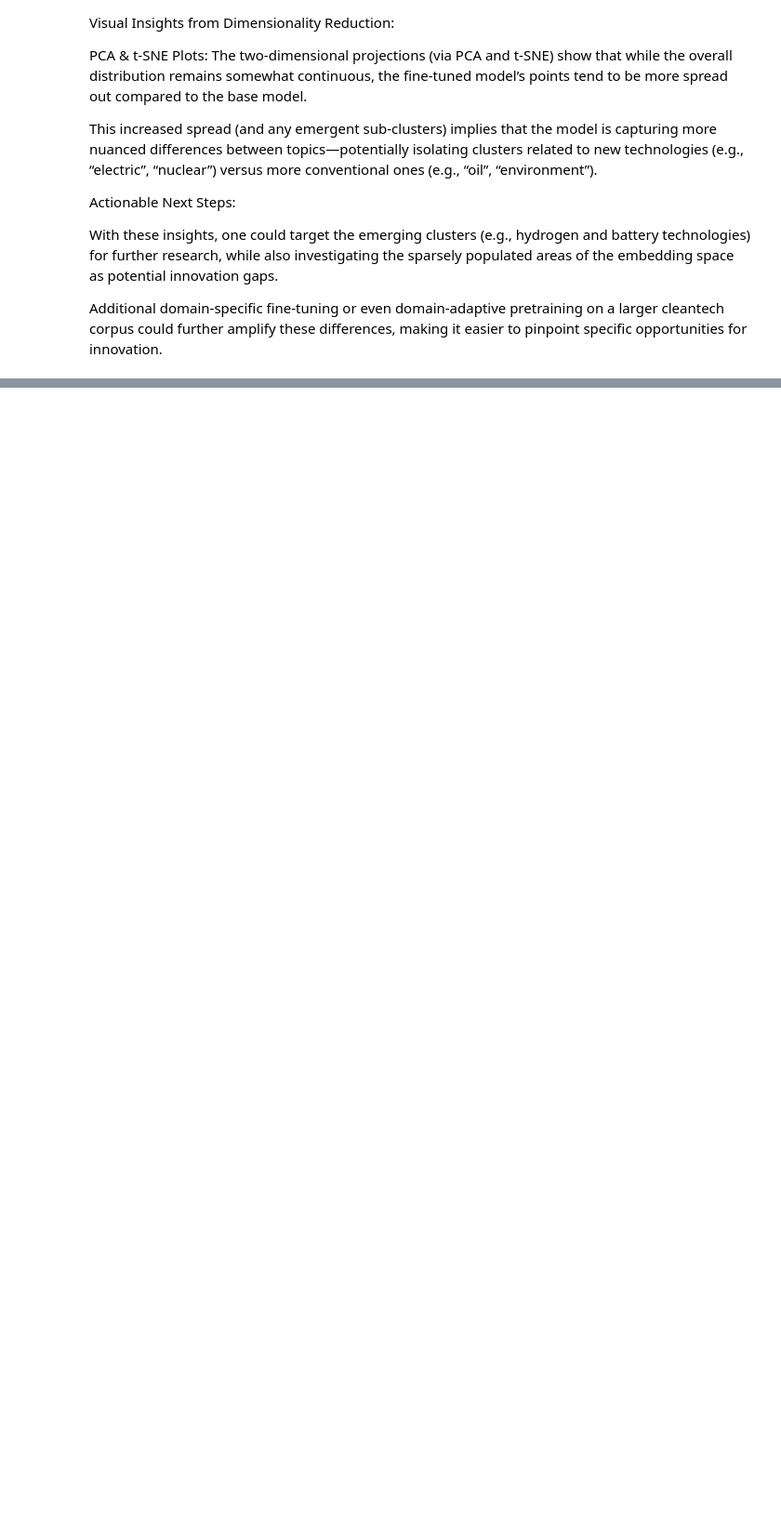
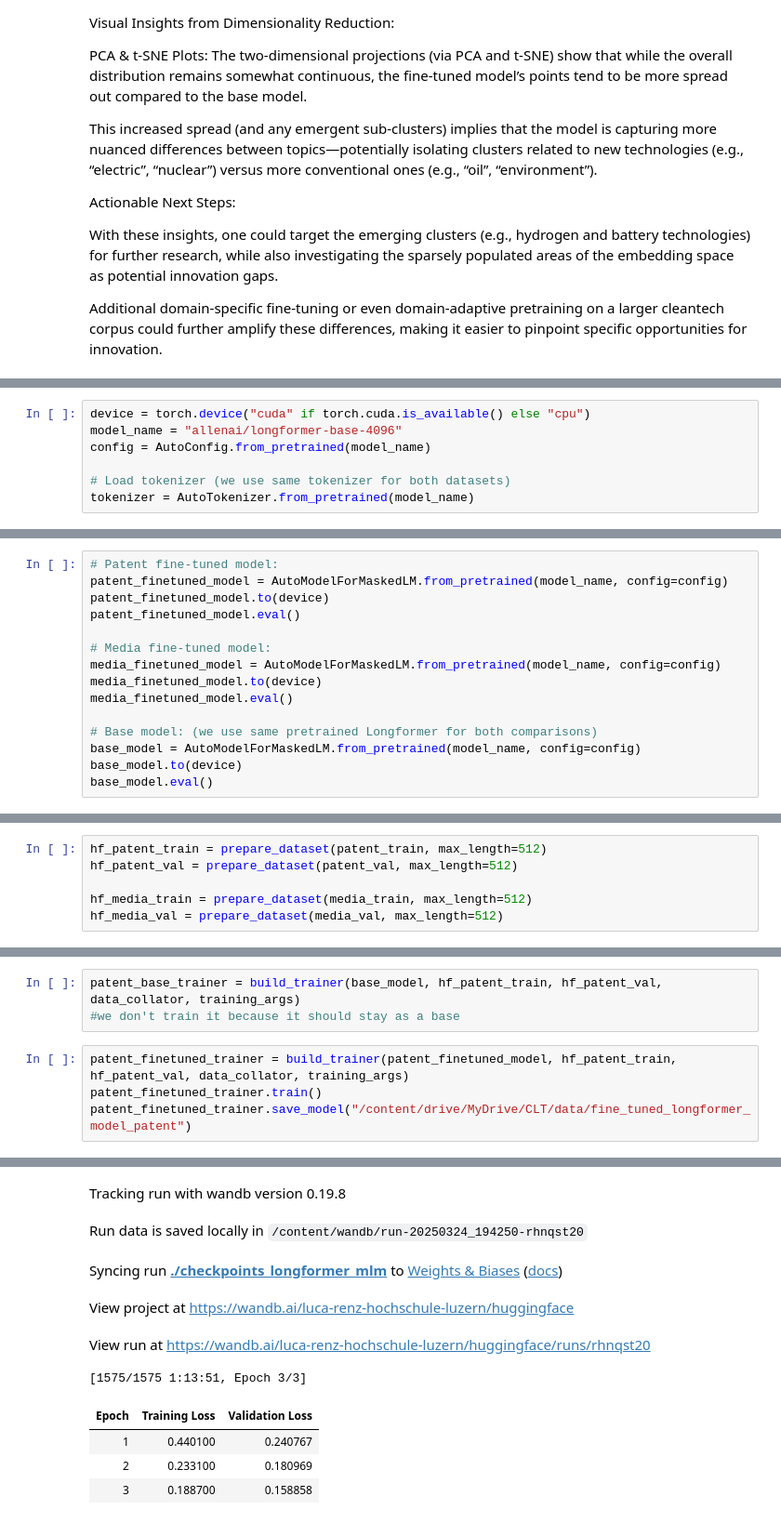
Before and after one commit to lucarenz1997/NLP, a Jupyter notebook: Stage_2_Part_2.ipynb, the cells around one changed output, grey strips where cells are left out. Shown at 93% size. Cells and saved outputs as stored; diff of their text form; blank space fills up the shorter version.

Commit message:
Started with Longform

```diff
--- a/Stage_2_Part_2.ipynb
+++ b/Stage_2_Part_2.ipynb
@@ -1153,0 +1177,7 @@ Additional domain-specific fine-tuning or even domain-adaptive pretraining on a
+# %%
+device = torch.device("cuda" if torch.cuda.is_available() else "cpu")
+model_name = "allenai/longformer-base-4096"
+config = AutoConfig.from_pretrained(model_name)
+
+# Load tokenizer (we use same tokenizer for both datasets)
+tokenizer = AutoTokenizer.from_pretrained(model_name)
@@ -1153,0 +1262,15 @@ Additional domain-specific fine-tuning or even domain-adaptive pretraining on a
+# %%
+# Patent fine-tuned model:
+patent_finetuned_model = AutoModelForMaskedLM.from_pretrained(model_name, config=config)
+patent_finetuned_model.to(device)
+patent_finetuned_model.eval()
+
+# Media fine-tuned model:
+media_finetuned_model = AutoModelForMaskedLM.from_pretrained(model_name, config=config)
+media_finetuned_model.to(device)
+media_finetuned_model.eval()
+
+# Base model: (we use same pretrained Longformer for both comparisons)
+base_model = AutoModelForMaskedLM.from_pretrained(model_name, config=config)
+base_model.to(device)
+base_model.eval()
@@ -1153,0 +1297,6 @@ Additional domain-specific fine-tuning or even domain-adaptive pretraining on a
+# %%
+hf_patent_train = prepare_dataset(patent_train, max_length=512)
+hf_patent_val = prepare_dataset(patent_val, max_length=512)
+
+hf_media_train = prepare_dataset(media_train, max_length=512)
+hf_media_val = prepare_dataset(media_val, max_length=512)
@@ -1153,0 +1307,8 @@ Additional domain-specific fine-tuning or even domain-adaptive pretraining on a
+# %%
+patent_base_trainer = build_trainer(base_model, hf_patent_train, hf_patent_val, data_collator, training_args)
+#we don't train it because it should stay as a base
+# %%
+patent_finetuned_trainer = build_trainer(patent_finetuned_model, hf_patent_train, hf_patent_val, data_collator, training_args)
+patent_finetuned_trainer.train()
+patent_finetuned_trainer.save_model("/content/drive/MyDrive/CLT/data/fine_tuned_longformer_model_patent")
+# %% [output]
@@ -1153,0 +1318,10 @@ Additional domain-specific fine-tuning or even domain-adaptive pretraining on a
+Tracking run with wandb version 0.19.8
+Run data is saved locally in /content/wandb/run-20250324_194250-rhnqst20
+Syncing run ./checkpoints_longformer_mlm to Weights & Biases (docs)
+View project at https://wandb.ai/luca-renz-hochschule-luzern/huggingface
+View run at https://wandb.ai/luca-renz-hochschule-luzern/huggingface/runs/rhnqst20
+[1575/1575 1:13:51, Epoch 3/3]
+| Epoch | Training Loss | Validation Loss |
+| 1 | 0.440100 | 0.240767 |
+| 2 | 0.233100 | 0.180969 |
+| 3 | 0.188700 | 0.158858 |
```
Also changed, not shown: parts of 26 cells of this notebook.
